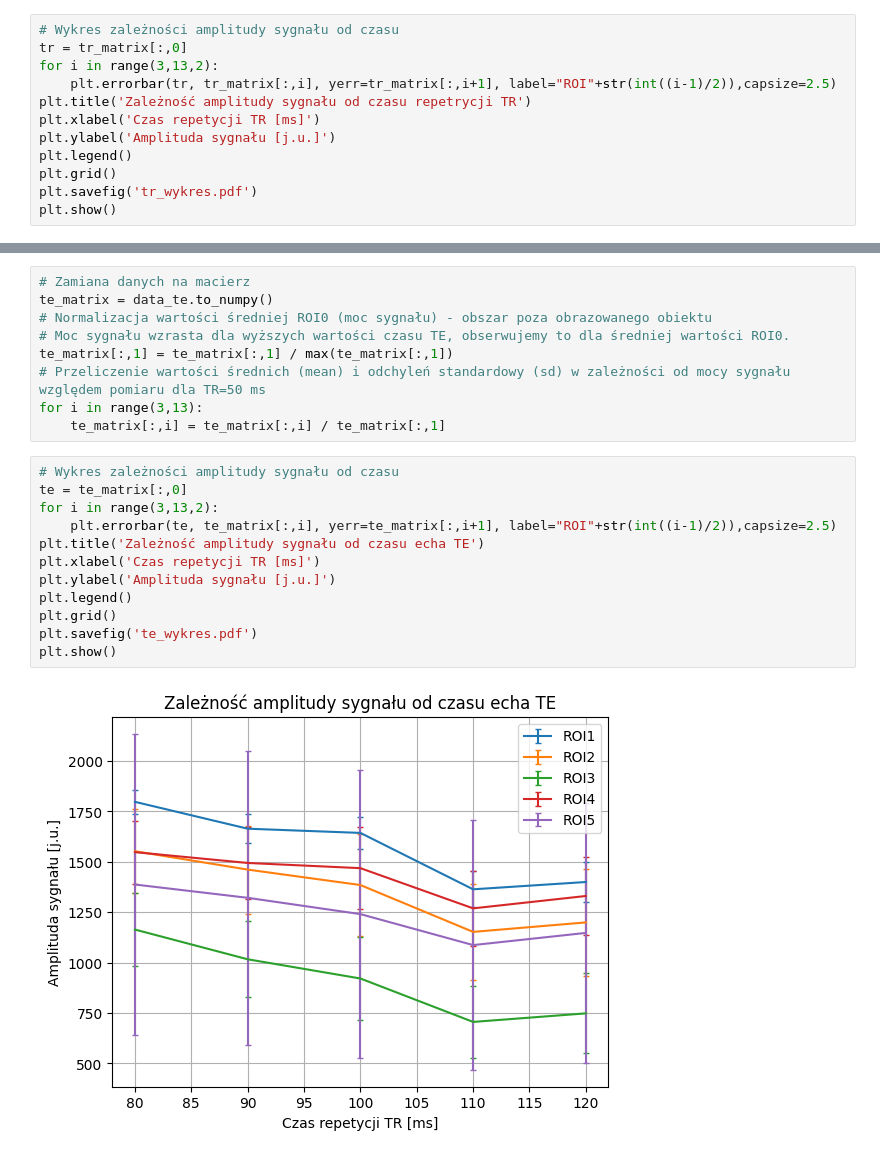
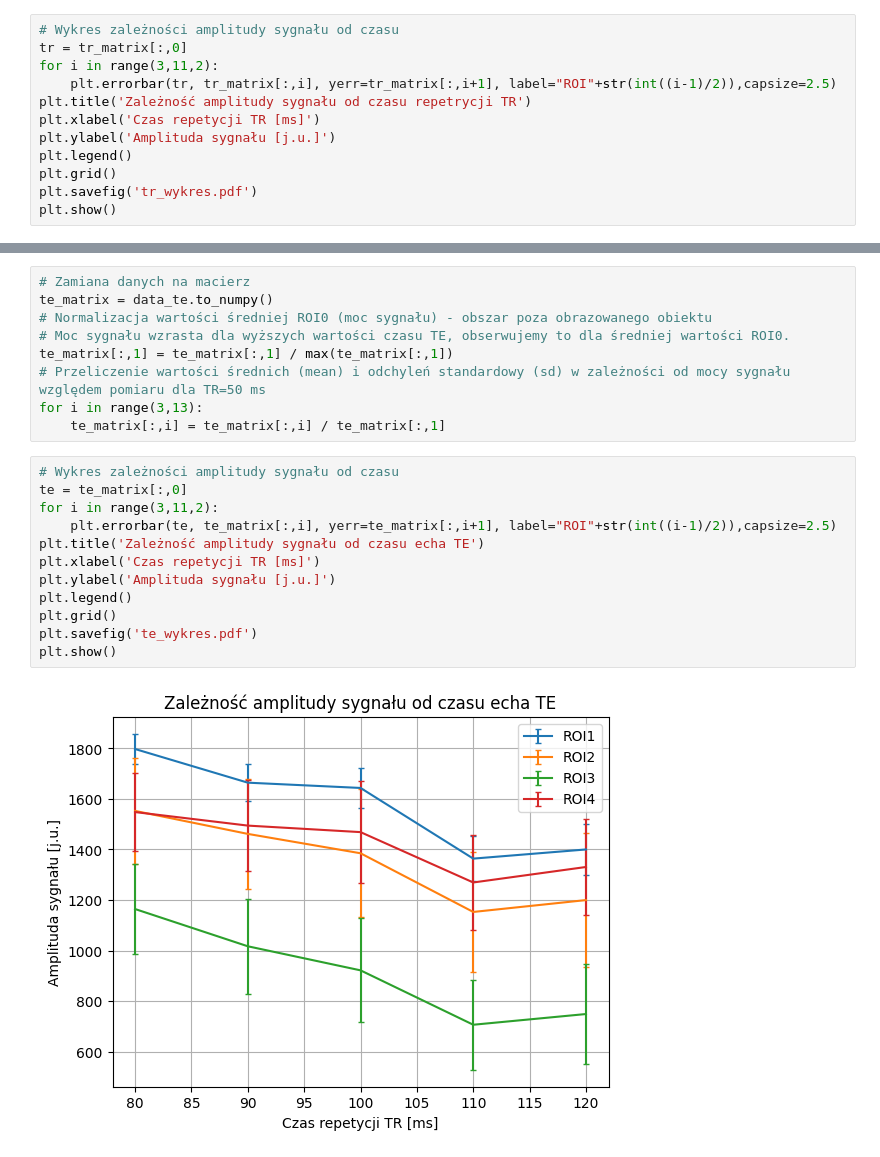
Before and after one commit to AmVisual/sem-7, a Jupyter notebook: PTOM/laby/lab 5/lab5.ipynb, the cells around one changed output, grey strips where cells are left out. Cells and saved outputs as stored; diff of their text form.

```diff
--- a/PTOM/laby/lab 5/lab5.ipynb
+++ b/PTOM/laby/lab 5/lab5.ipynb
@@ -29,7 +29,7 @@ for i in range(3,13):
 # %%
 # Wykres zależności amplitudy sygnału od czasu
 tr = tr_matrix[:,0]
-for i in range(3,13,2):
+for i in range(3,11,2):
     plt.errorbar(tr, tr_matrix[:,i], yerr=tr_matrix[:,i+1], label="ROI"+str(int((i-1)/2)),capsize=2.5)
 plt.title('Zależność amplitudy sygnału od czasu repetrycji TR')
 plt.xlabel('Czas repetycji TR [ms]')
@@ -65,14 +65,14 @@ for i in range(3,13):
 # %%
 # Wykres zależności amplitudy sygnału od czasu
 te = te_matrix[:,0]
-for i in range(3,13,2):
+for i in range(3,11,2):
     plt.errorbar(te, te_matrix[:,i], yerr=te_matrix[:,i+1], label="ROI"+str(int((i-1)/2)),capsize=2.5)
 plt.title('Zależność amplitudy sygnału od czasu echa TE')
 plt.xlabel('Czas repetycji TR [ms]')
 plt.ylabel('Amplituda sygnału [j.u.]')
 plt.legend()
 plt.grid()
 plt.savefig('te_wykres.pdf')
 plt.show()
 # %% [output]
-[figure, old version]
+[figure, new version]
```
Also changed, not shown: parts of 1 cell of this notebook, 16 other files.
